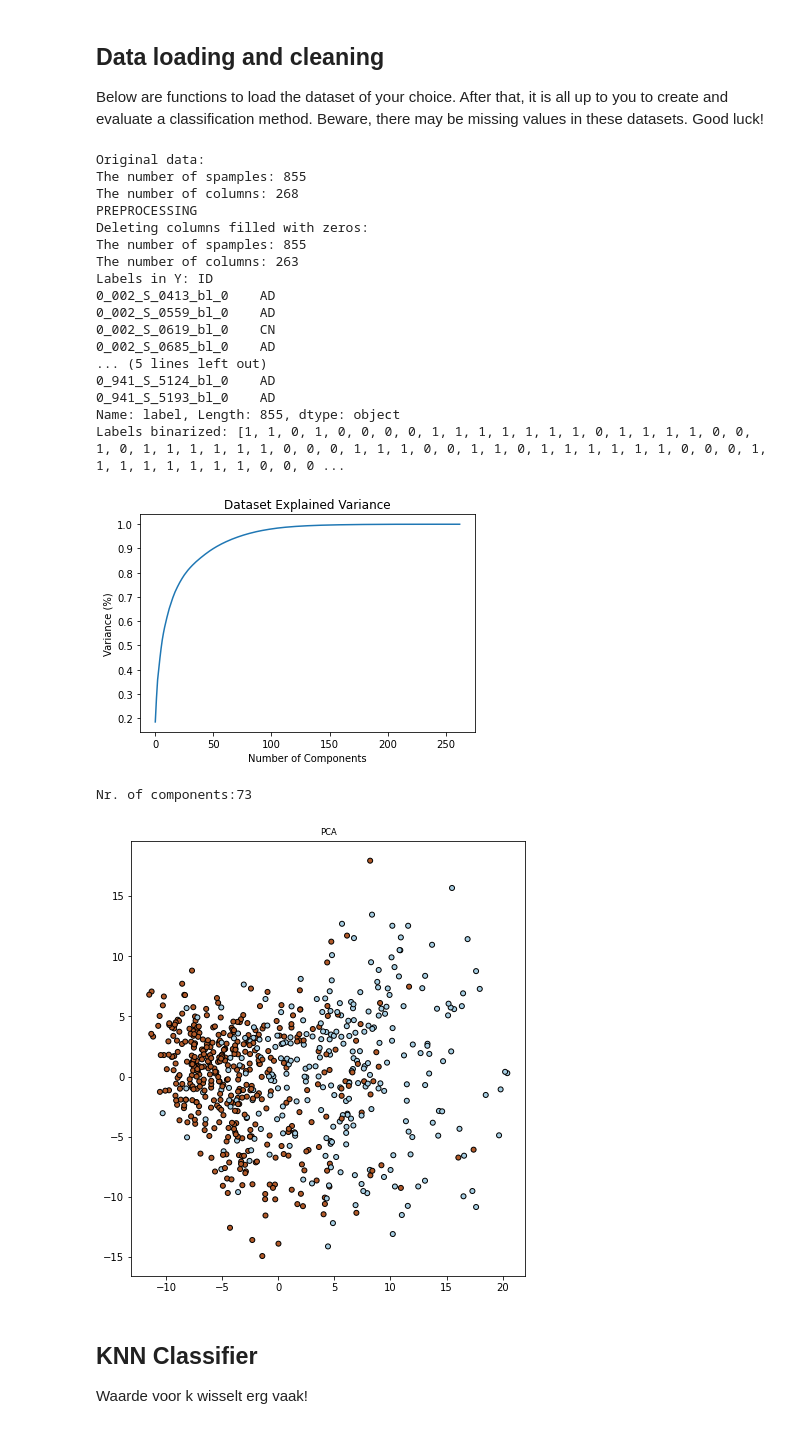
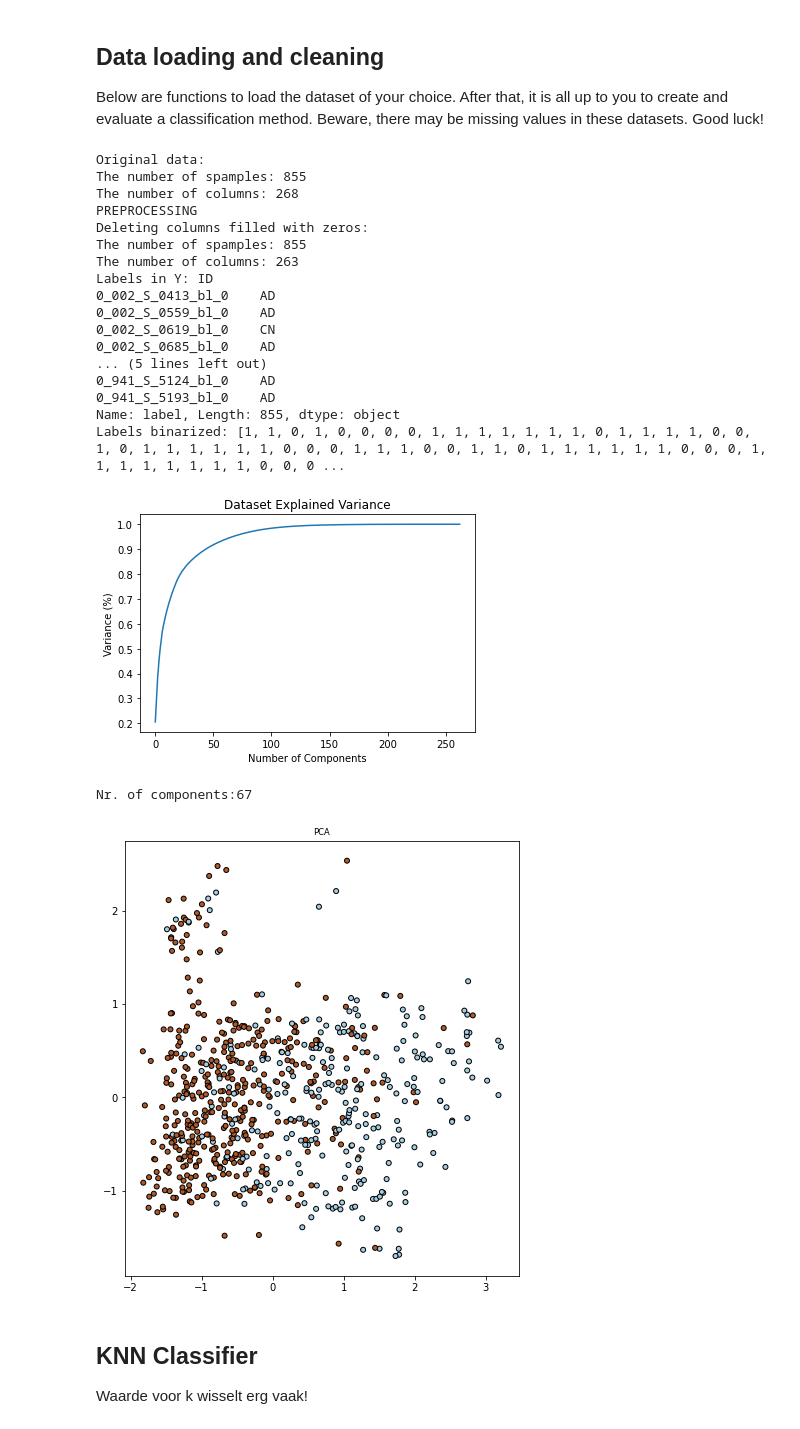
Before and after one commit to annawalstra/TM10007_Group5, a Jupyter notebook: assignment.ipynb, the cells around one changed output. Saved outputs shown, nothing was run; the diff lists cells and outputs as text; code cells hidden in the pictures.

```diff
--- a/assignment.ipynb
+++ b/assignment.ipynb
@@ -79,7 +79,7 @@ X_train, X_test, Y_train, Y_test = model_selection.train_test_split(X, y_bin, te
 
 
 # FEATURE SCALING
-scaler = preprocessing.StandardScaler()
+scaler = preprocessing.MinMaxScaler()
 scaler.fit(X_train)
 X_train_scaled = scaler.transform(X_train)
 X_test_scaled = scaler.transform(X_test)
@@ -128,36 +128,36 @@ ax.scatter(X_train_pca[:, 0], X_train_pca[:, 1], marker='o', c=Y_train,
 
 
 # #Plot first feature L1 selection
 #fig = plt.figure(figsize=(24,8))
 #ax = fig.add_subplot(132)
 #ax.set_title("L1", fontsize='small')
 #ax.scatter(X_train_L1[:, 0], X_train_L1[:, 1], marker='o', c=Y_train,
         #     s=25, edgecolor='k', cmap=plt.cm.Paired)
 
 
 # Crossvalidation for parameter tuning
 cv_10fold = model_selection.StratifiedKFold(n_splits=10)
 # %% [output]
 Original data:
 The number of spamples: 855
 The number of columns: 268
 PREPROCESSING
 Deleting columns filled with zeros:
 The number of spamples: 855
 The number of columns: 263
 Labels in Y: ID
 0_002_S_0413_bl_0    AD
 0_002_S_0559_bl_0    AD
 0_002_S_0619_bl_0    CN
 0_002_S_0685_bl_0    AD
 ... (5 lines left out)
 0_941_S_5124_bl_0    AD
 0_941_S_5193_bl_0    AD
 Name: label, Length: 855, dtype: object
 Labels binarized: [1, 1, 0, 1, 0, 0, 0, 0, 1, 1, 1, 1, 1, 1, 1, 0, 1, 1, 1, 1, 0, 0, 1, 0, 1, 1, 1, 1, 1, 1, 0, 0, 0, 1, 1, 1, 0, 0, 1, 1, 0, 1, 1, 1, 1, 1, 1, 0, 0, 0, 1, 1, 1, 1, 1, 1, 1, 1, 0, 0, 0 ...
-[figure, old version]
+[figure, new version]
-Nr. of components:73
+Nr. of components:67
-[figure, old version]
+[figure, new version]
 # %%
 def plot_learning_curve(estimator, title, X, y, axes, ylim=None, cv=None,
                         n_jobs=None, train_sizes=np.linspace(.1, 1.0, 5)):
```
Also changed, not shown: parts of 4 cells of this notebook.
